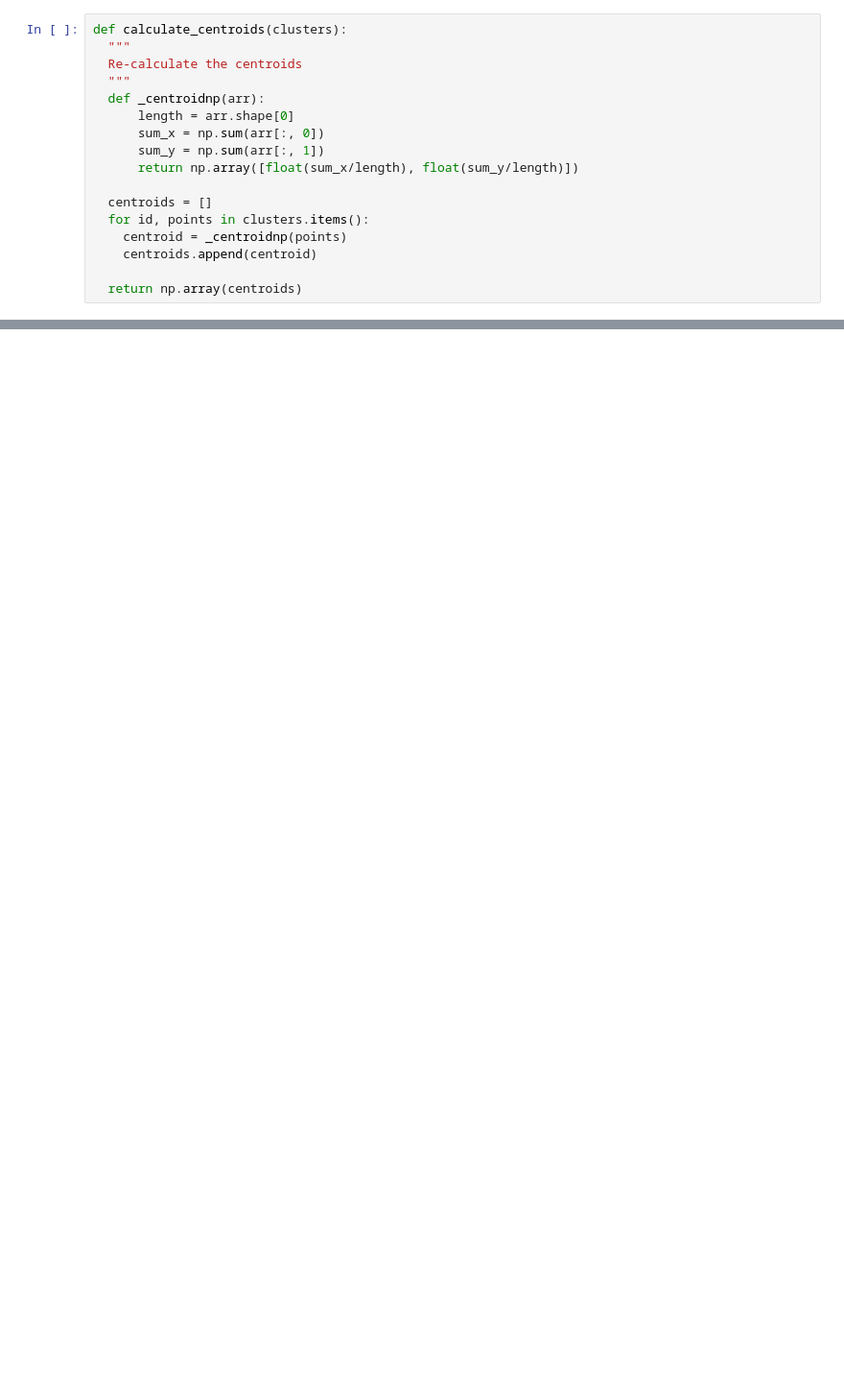
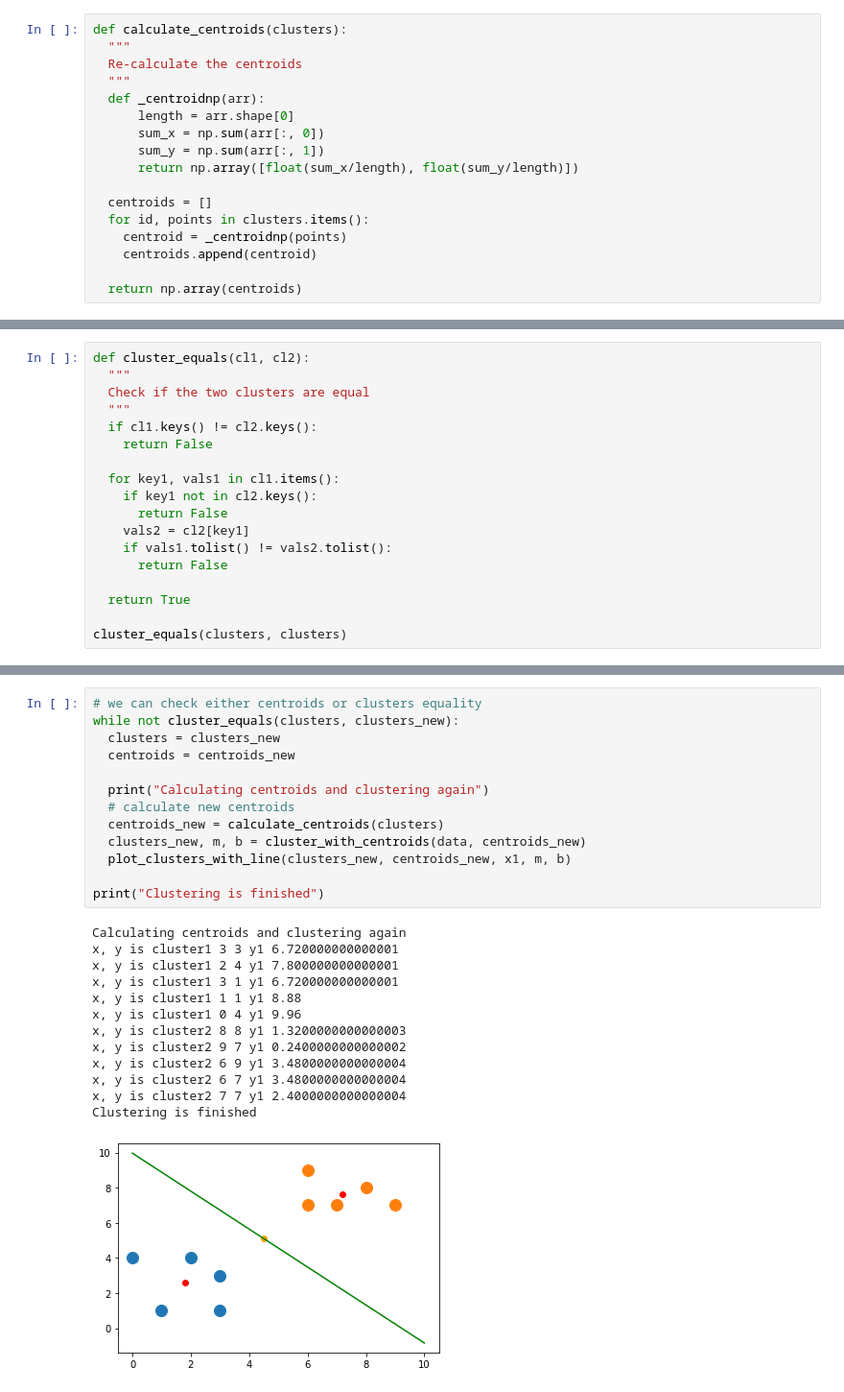
Before and after one commit to changsin/AI, a Jupyter notebook: 08.9.k_means_clustering_from_scratch.ipynb, the cells around one changed output, grey strips where cells are left out. Shown at 96% size. Saved outputs shown, nothing was run; the diff lists cells and outputs as text; blank space fills up the shorter version.

```diff
--- a/08.9.k_means_clustering_from_scratch.ipynb
+++ b/08.9.k_means_clustering_from_scratch.ipynb
@@ -577,0 +257,18 @@ plot_pca_clusters(X_reduced, kmeans)
+# %%
+def cluster_equals(cl1, cl2):
+  """
+  Check if the two clusters are equal
+  """
+  if cl1.keys() != cl2.keys():
+    return False
+
+  for key1, vals1 in cl1.items():
+    if key1 not in cl2.keys():
+      return False
+    vals2 = cl2[key1]
+    if vals1.tolist() != vals2.tolist():
+      return False
+
+  return True
+
+cluster_equals(clusters, clusters)
@@ -577,0 +318,27 @@ plot_pca_clusters(X_reduced, kmeans)
+# %%
+# we can check either centroids or clusters equality
+while not cluster_equals(clusters, clusters_new):
+  clusters = clusters_new
+  centroids = centroids_new
+
+  print("Calculating centroids and clustering again")
+  # calculate new centroids
+  centroids_new = calculate_centroids(clusters)
+  clusters_new, m, b = cluster_with_centroids(data, centroids_new)
+  plot_clusters_with_line(clusters_new, centroids_new, x1, m, b)
+
+print("Clustering is finished")
+# %% [output]
+Calculating centroids and clustering again
+x, y is cluster1 3 3 y1 6.720000000000001
+x, y is cluster1 2 4 y1 7.800000000000001
+x, y is cluster1 3 1 y1 6.720000000000001
+x, y is cluster1 1 1 y1 8.88
+x, y is cluster1 0 4 y1 9.96
+x, y is cluster2 8 8 y1 1.3200000000000003
+x, y is cluster2 9 7 y1 0.2400000000000002
+x, y is cluster2 6 9 y1 3.4800000000000004
+x, y is cluster2 6 7 y1 3.4800000000000004
+x, y is cluster2 7 7 y1 2.4000000000000004
+Clustering is finished
+[figure, added]
```
Also changed, not shown: parts of 50 cells of this notebook.
